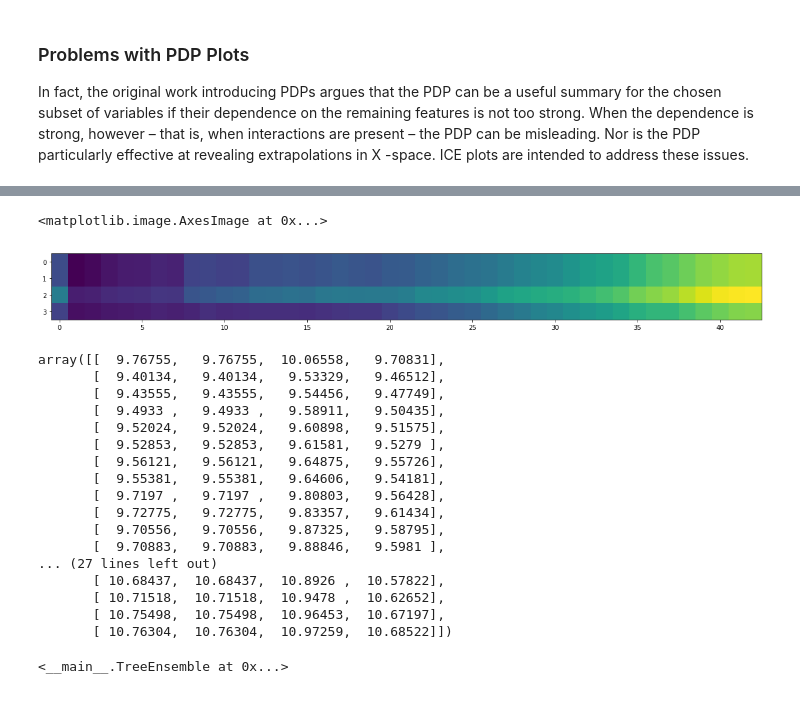
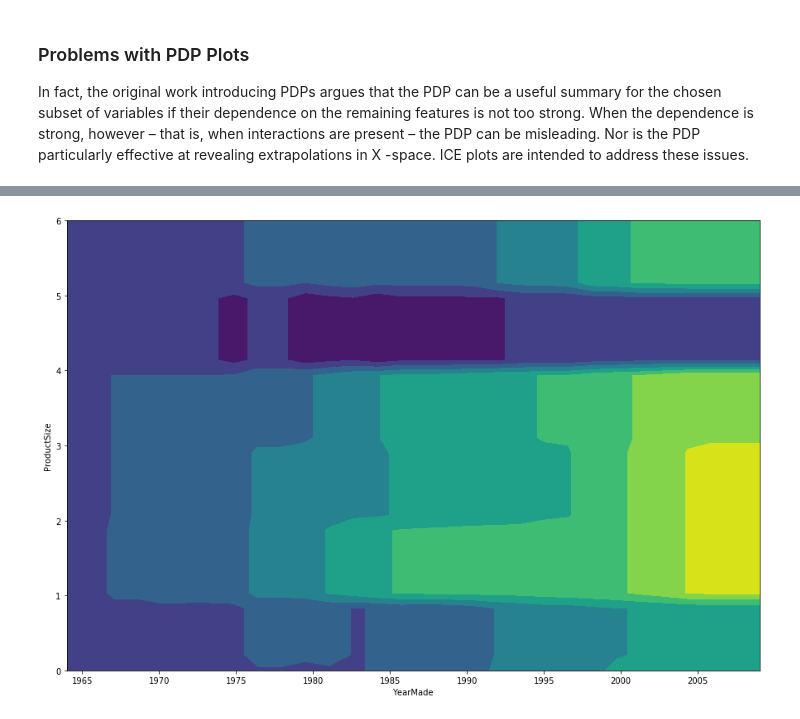
Before and after one commit to KeremTurgutlu/machinelearning, a Jupyter notebook: INTERPRET RANDOM FOREST - SIMPLE & EFFECTIVE.ipynb, the cells around one changed output, grey strips where cells are left out. Cells and saved outputs as stored; diff of their text form; code cells hidden in the pictures.

```diff
--- a/INTERPRET RANDOM FOREST - SIMPLE & EFFECTIVE.ipynb
+++ b/INTERPRET RANDOM FOREST - SIMPLE & EFFECTIVE.ipynb
@@ -328,2 +357,4 @@ x_tmp = x_tmp.sample(n=500)
+# %%
+x_tmp = ens.x[ens.x.YearMade > 1920]
 # %%
-target_features = ['YearMade', 'Enclosure']
+target_features = ['YearMade', 'ProductSize']
@@ -333,9 +360,0 @@ levels2 = np.unique(x_tmp[target_features[1]])
-# %%
-t1 = target_features[0]
-t2 = target_features[1]
-tmp_preds = []
-for l1 in levels1:
-    x_tmp[t1] = l1
-    for l2 in levels2:
-        x_tmp[t2] = l2
-        tmp_preds.append(np.mean(ens.predict(np.array(x_tmp))))
@@ -344,40 +361,4 @@ preds = np.array(tmp_preds).reshape(len(levels1), len(levels2))
-# %%
-plt.imshow(preds.T)
-# %% [output]
-<matplotlib.image.AxesImage at 0x...>
-[figure, removed]
-# %%
-preds
-# %% [output]
-array([[  9.76755,   9.76755,  10.06558,   9.70831],
-       [  9.40134,   9.40134,   9.53329,   9.46512],
-       [  9.43555,   9.43555,   9.54456,   9.47749],
-       [  9.4933 ,   9.4933 ,   9.58911,   9.50435],
-       [  9.52024,   9.52024,   9.60898,   9.51575],
-       [  9.52853,   9.52853,   9.61581,   9.5279 ],
-       [  9.56121,   9.56121,   9.64875,   9.55726],
-       [  9.55381,   9.55381,   9.64606,   9.54181],
-       [  9.7197 ,   9.7197 ,   9.80803,   9.56428],
-       [  9.72775,   9.72775,   9.83357,   9.61434],
-       [  9.70556,   9.70556,   9.87325,   9.58795],
-       [  9.70883,   9.70883,   9.88846,   9.5981 ],
-... (27 lines left out)
-       [ 10.68437,  10.68437,  10.8926 ,  10.57822],
-       [ 10.71518,  10.71518,  10.9478 ,  10.62652],
-       [ 10.75498,  10.75498,  10.96453,  10.67197],
-       [ 10.76304,  10.76304,  10.97259,  10.68522]])
-# %%
-levels = np.unique(x_tmp[target_feature])
-if num_grids: levels = levels[::round(len(levels)/num_grids)]
-tmp_preds = []
-for l in levels:
-    x_tmp[target_feature] = l
-    tmp_preds.append(ens.predict(np.array(x_tmp)))
-
-tmp_preds = np.array(tmp_preds)
-
-means = np.mean(tmp_preds, axis=1)
-means -= means[0]
-tmp_preds -= tmp_preds[0]
-# %% [output]
-<__main__.TreeEnsemble at 0x...>
+# %%
+pdp_2way_plot(ens, x_tmp, target_features, 500)
+# %% [output]
+[figure, added]
```
Also changed, not shown: parts of 14 cells of this notebook.
